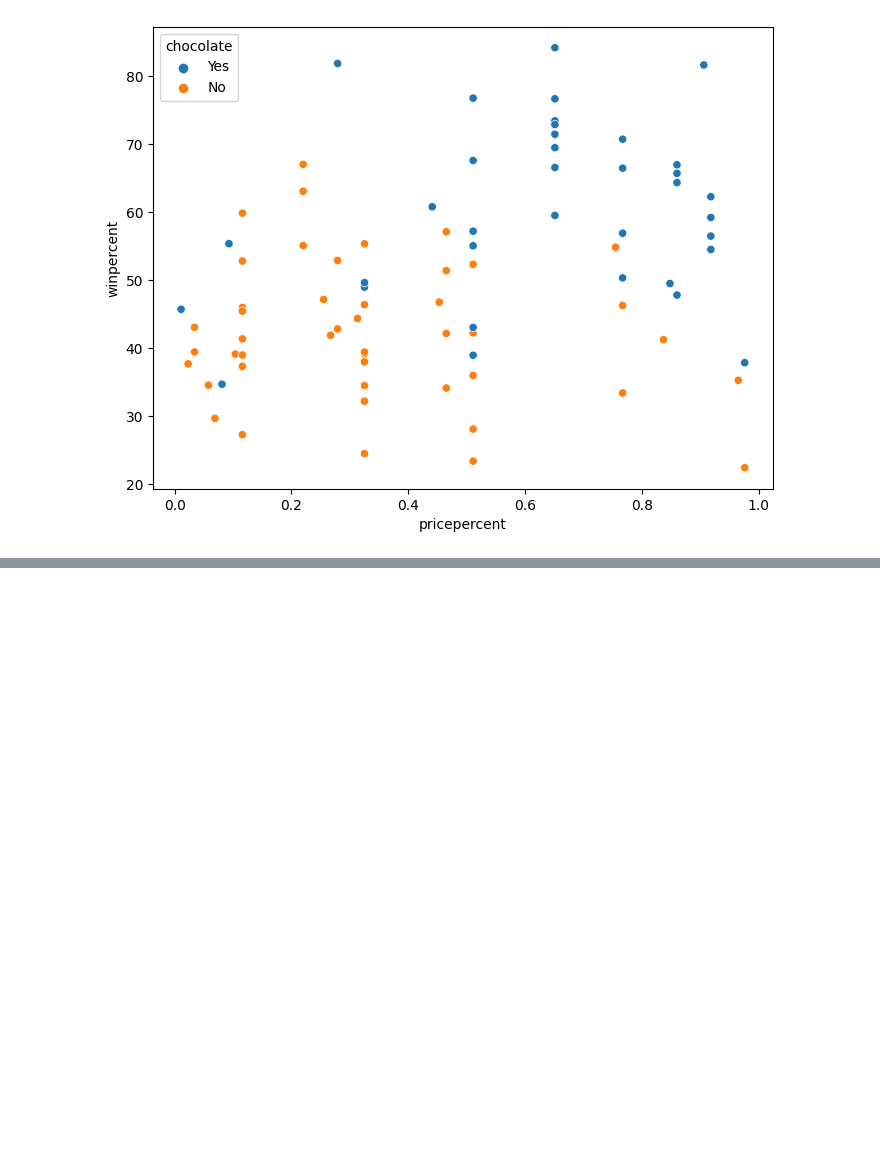
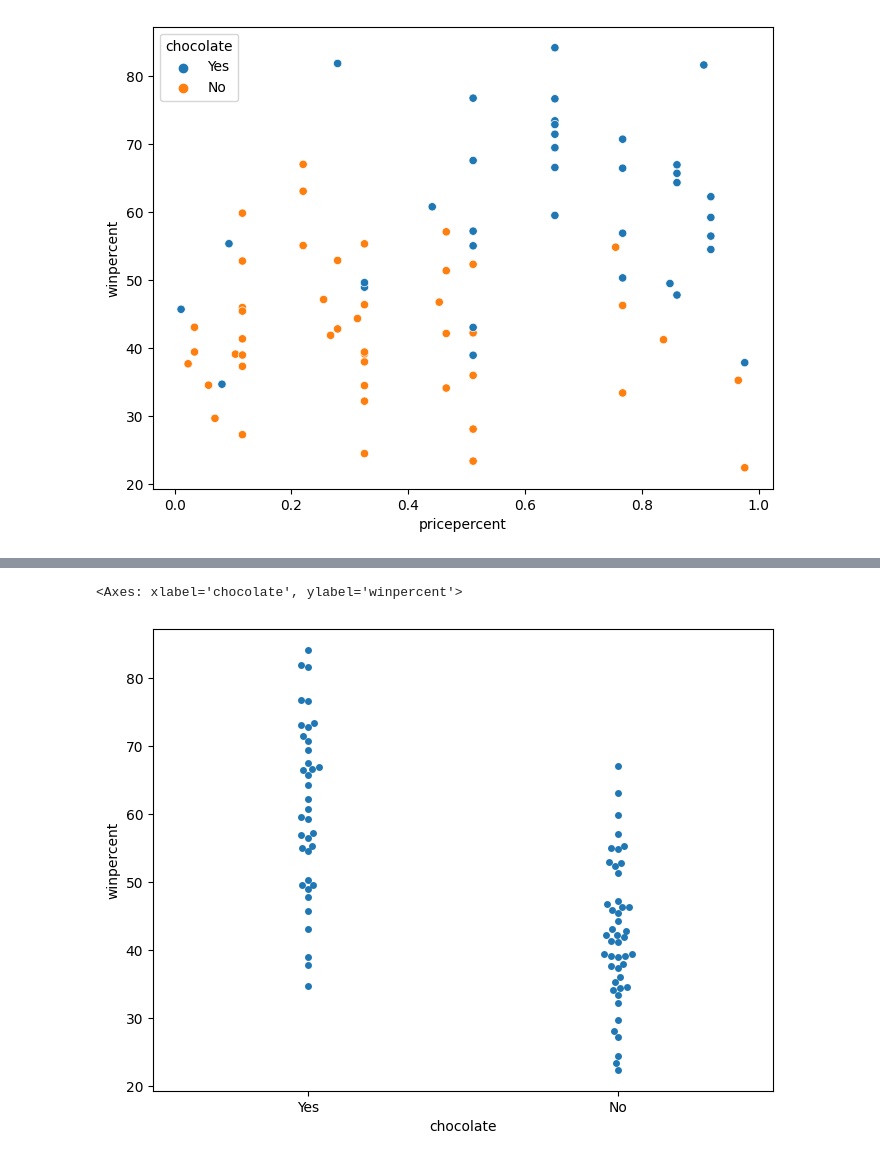
Before and after one commit to MoroderMind/learning, a Jupyter notebook: seaborn_exercises/3. Scatterplots.ipynb, the cells around one changed output, grey strips where cells are left out. Saved outputs shown, nothing was run; the diff lists cells and outputs as text; code cells hidden in the pictures; blank space fills up the shorter version.

```diff
--- a/seaborn_exercises/3. Scatterplots.ipynb
+++ b/seaborn_exercises/3. Scatterplots.ipynb
@@ -45,0 +53,7 @@ sns.scatterplot(x=candy_data['pricepercent'], y=candy_data['winpercent'], hue=ca
+# %%
+#Doing a swarm plot, which can easy distunigush that a certain labal is assoicated with higher winpercent
+plt.figure(figsize=(8,6))
+sns.swarmplot(x=candy_data['chocolate'], y=candy_data['winpercent'])
+# %% [output]
+<Axes: xlabel='chocolate', ylabel='winpercent'>
+[figure, added]
```
Also changed, not shown: parts of 2 cells of this notebook, 9 other files.
